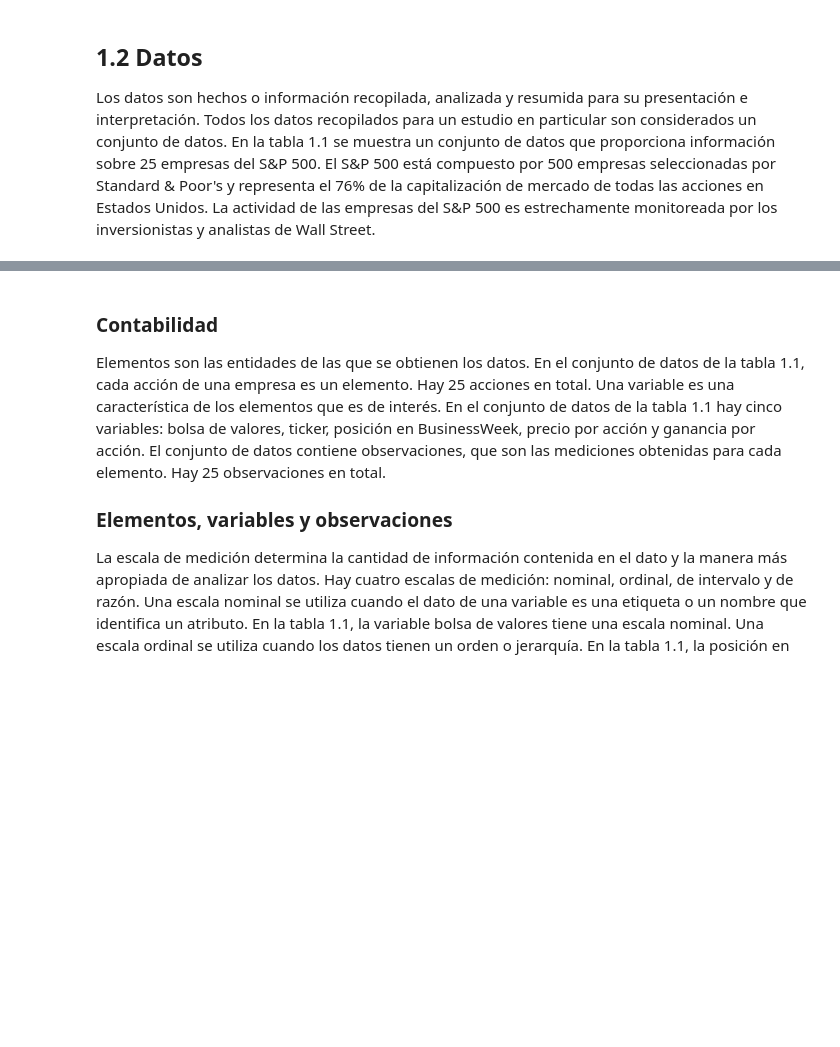
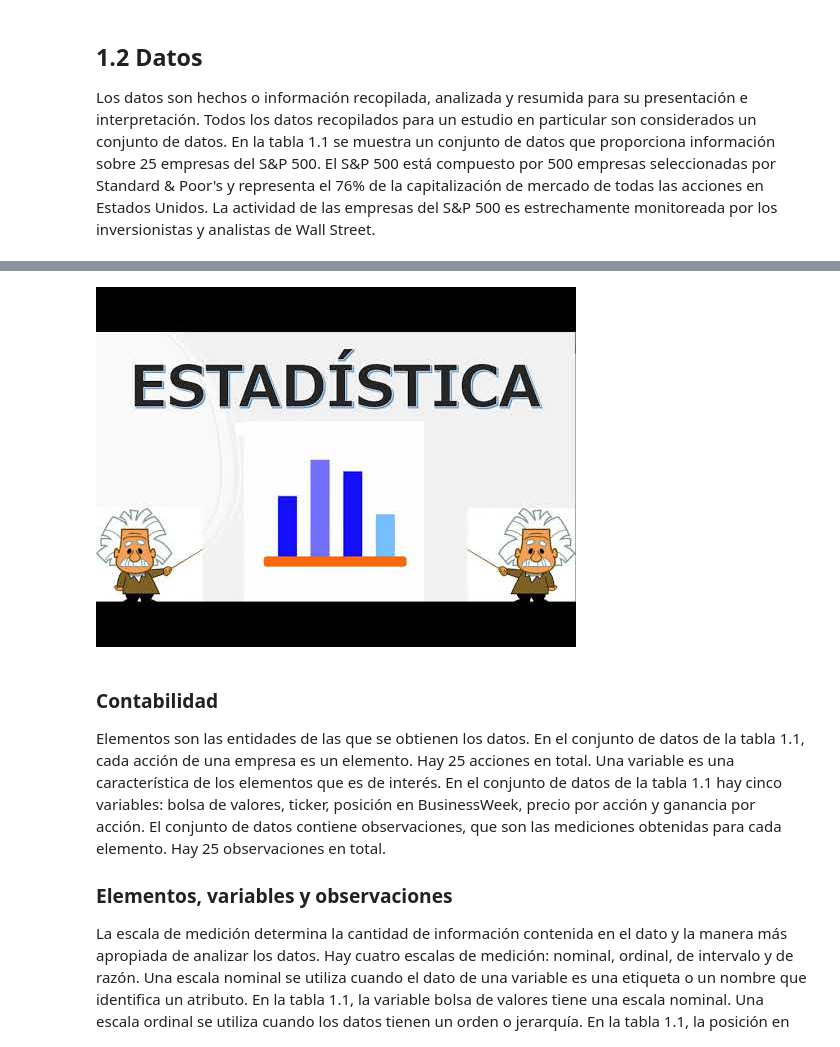
Before and after one commit to CrisBelDev/ebook-Estadistica2, a Jupyter notebook: docs/capitulo1.ipynb, the cells around one changed output, grey strips where cells are left out. Cells and saved outputs as stored; diff of their text form; code cells hidden in the pictures; blank space fills up the shorter version.

```diff
--- a/docs/capitulo1.ipynb
+++ b/docs/capitulo1.ipynb
@@ -182,5 +182,5 @@ Los economistas utilizan información estadística para hacer pronósticos sobre
 ## <div class = "indice_titulo"><span class="section-number">1.2</span> **Datos**</div>
 Los datos son hechos o información recopilada, analizada y resumida para su presentación e interpretación. Todos los datos recopilados para un estudio en particular son considerados un conjunto de datos. En la tabla 1.1 se muestra un conjunto de datos que proporciona información sobre 25 empresas del S&P 500. El S&P 500 está compuesto por 500 empresas seleccionadas por Standard & Poor's y representa el 76% de la capitalización de mercado de todas las acciones en Estados Unidos. La actividad de las empresas del S&P 500 es estrechamente monitoreada por los inversionistas y analistas de Wall Street.
 # %%
-YouTubeVideo('https://www.youtube.com/watch?v=PcFhnJiZ9v8', width=950, height=515)
+YouTubeVideo('uacITE-8k-E', width=950, height=515)
 # %% [output]
@@ -188,3 +187,4 @@ YouTubeVideo('https://www.youtube.com/watch?v=PcFhnJiZ9v8', width=950, height=51
+[figure, added]
 # %% [markdown]
 ### <div class = "indice_titulo">**Contabilidad**</div>
 Elementos son las entidades de las que se obtienen los datos. En el conjunto de datos de la tabla 1.1, cada acción de una empresa es un elemento. Hay 25 acciones en total.
```
Also changed, not shown: parts of 10 cells of this notebook.
